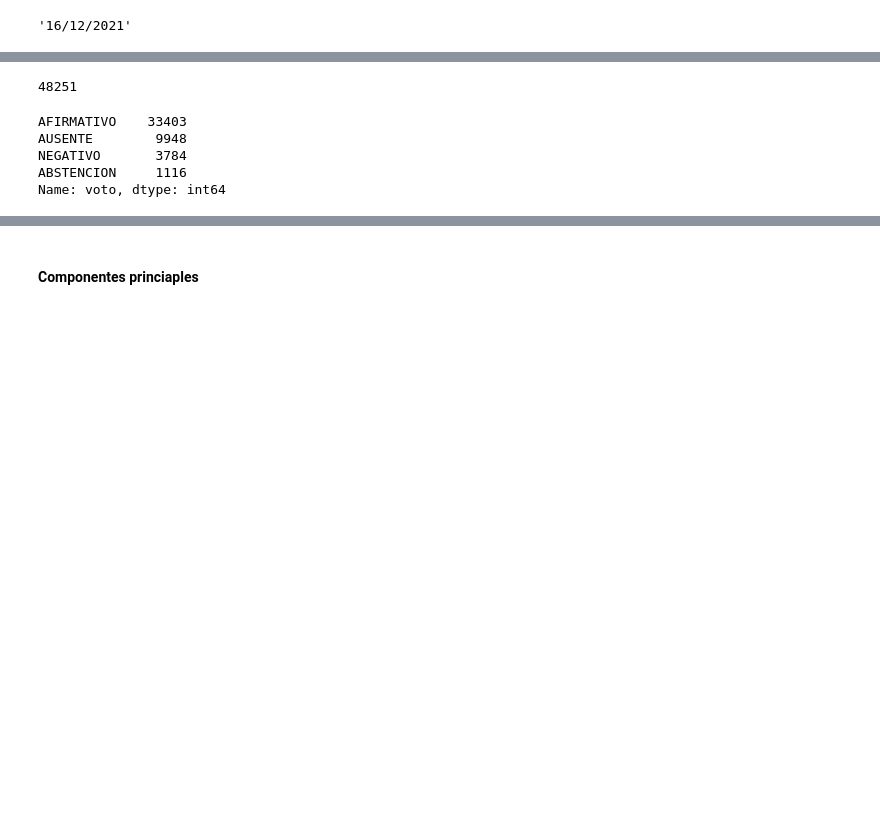
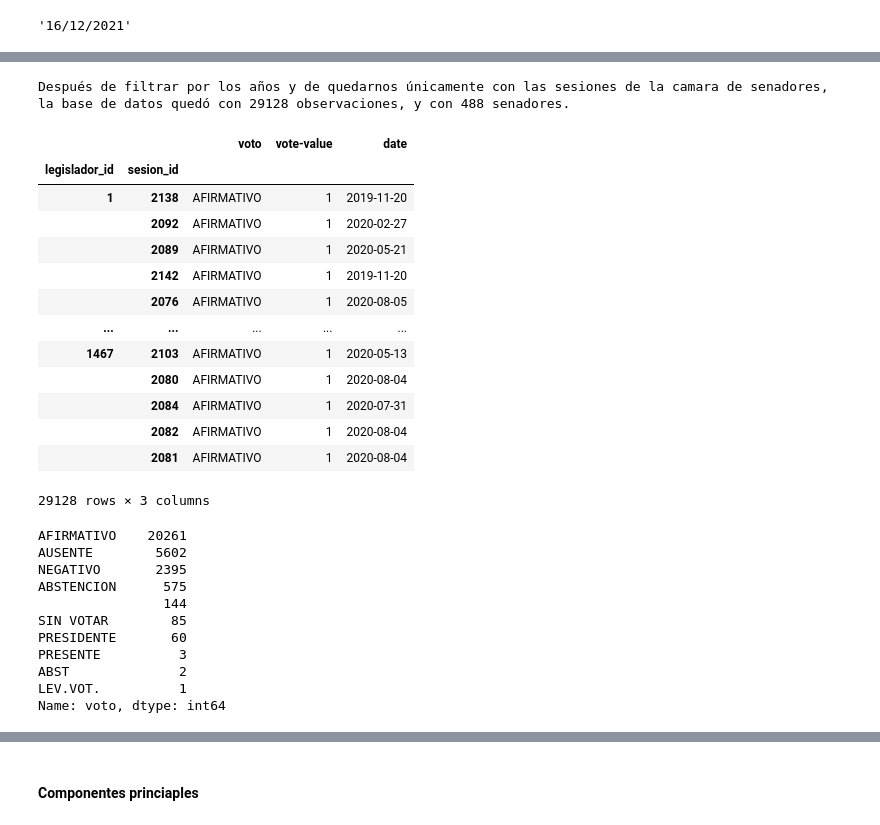
Before and after one commit to lulaporto/Espectro-politico-senadores, a Jupyter notebook: Workbook.ipynb, the cells around one changed output, grey strips where cells are left out. Saved outputs shown, nothing was run; the diff lists cells and outputs as text; code cells hidden in the pictures; blank space fills up the shorter version.

```diff
--- a/Workbook.ipynb
+++ b/Workbook.ipynb
@@ -81,11 +76,13 @@ df_votes = pd.concat(s_votes)
 # %%
-# Este bloque de código asigna a cada voto (string) un valor
+# Este bloque de código asigna a cada valor posible de voto (string) un valor
 def vote_to_number(v):
     MAPPING = {
         'AFIRMATIVO': 1, # Yes
         'AUSENTE': 0, # Absent, did not come to the session
         'NEGATIVO': -1, # No
         'ABSTENCION': 0, # person is present, but not vote
+        'ABST': 0,
+        'SIN VOTAR': 0,
     }
     return MAPPING.get(v, 0)
 
@@ -171,17 +140,47 @@ df_selected_votes = df_votes[
     # hasta 2020
     (df_votes['date'] <= date(2020, 12, 12))
 ]
-# %%
-len(df_selected_votes)
-# %% [output]
-48251
+# %%
+# Me quedo sólo con las sesiones que se corresponden con la camara de senadores
+# df_selected_votes['camara'].unique()
+
+mask = df_selected_votes['camara'] == 'senadores'
+df_selected_votes = df_selected_votes.loc[mask]
+# df_selected_votes['camara'].unique()
+# %%
+print('Después de filtrar por los años y de quedarnos únicamente con las sesiones de la camara de senadores, la base de datos quedó con', len(df_selected_votes), 'observaciones, y con', len(df_selected_votes.reset_index()['legislador_id'].unique()), 'senadores. ')
+# %% [output]
+Después de filtrar por los años y de quedarnos únicamente con las sesiones de la camara de senadores, la base de datos quedó con 29128 observaciones, y con 488 senadores.
 # %%
-df_votes_brief = df_selected_votes[['voto', 'vote-value']]
+df_votes_brief = df_selected_votes[['voto', 'vote-value', 'date']]
+# %%
+df_votes_brief
+# %% [output]
+|  |  | voto | vote-value | date |
+| legislador_id | sesion_id |  |  |  |
+| 1 | 2138 | AFIRMATIVO | 1 | 2019-11-20 |
+|  | 2092 | AFIRMATIVO | 1 | 2020-02-27 |
+|  | 2089 | AFIRMATIVO | 1 | 2020-05-21 |
+|  | 2142 | AFIRMATIVO | 1 | 2019-11-20 |
+|  | 2076 | AFIRMATIVO | 1 | 2020-08-05 |
+| ... | ... | ... | ... | ... |
+| 1467 | 2103 | AFIRMATIVO | 1 | 2020-05-13 |
+|  | 2080 | AFIRMATIVO | 1 | 2020-08-04 |
+|  | 2084 | AFIRMATIVO | 1 | 2020-07-31 |
+|  | 2082 | AFIRMATIVO | 1 | 2020-08-04 |
+|  | 2081 | AFIRMATIVO | 1 | 2020-08-04 |
+29128 rows × 3 columns
 # %%
 df_votes_brief['voto'].value_counts()
 # %% [output]
-AFIRMATIVO    33403
-AUSENTE        9948
-NEGATIVO       3784
-ABSTENCION     1116
+AFIRMATIVO    20261
+AUSENTE        5602
+NEGATIVO       2395
+ABSTENCION      575
+                144
+SIN VOTAR        85
+PRESIDENTE       60
+PRESENTE          3
+ABST              2
+LEV.VOT.          1
 Name: voto, dtype: int64
```
Also changed, not shown: parts of 54 cells of this notebook, 7 other files.
